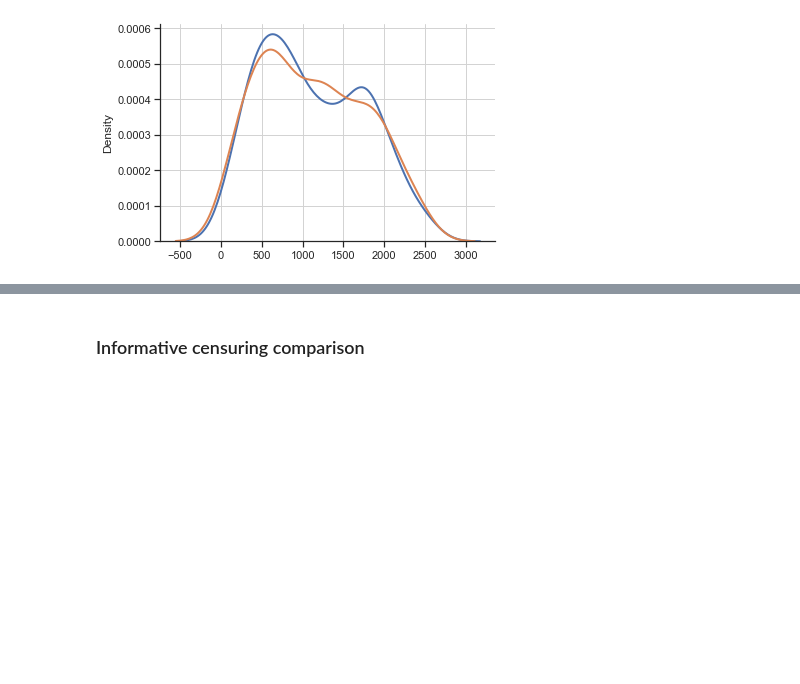
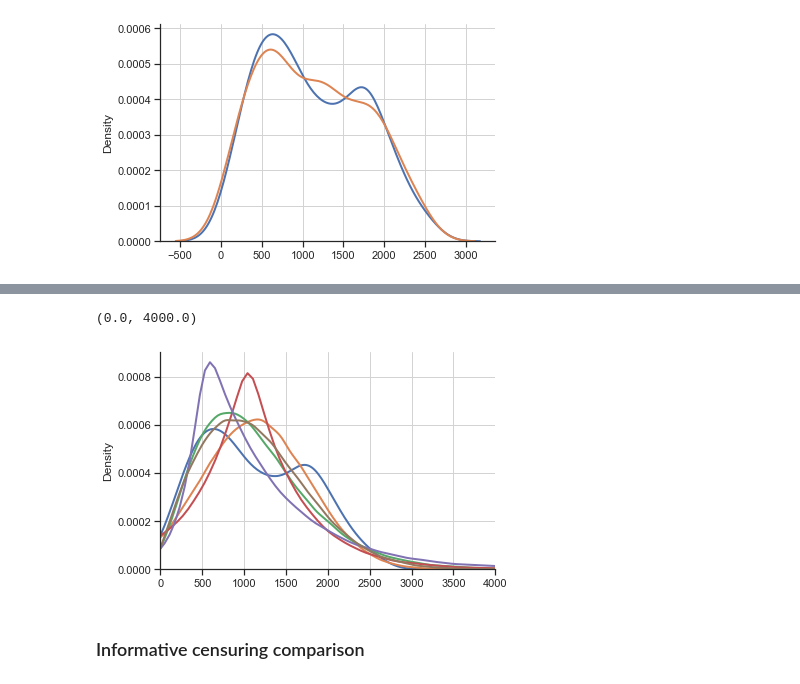
Before and after one commit to iuliivasilev/dev-survivors, a Jupyter notebook: demonstration/Articles/DistributionOfVirtualEvents/TableResults.ipynb, the cells around one changed output, grey strips where cells are left out. Drawn from its saved outputs; the diff is of its cells as text; code cells hidden in the pictures; blank space fills up the shorter version.

```diff
--- a/demonstration/Articles/DistributionOfVirtualEvents/TableResults.ipynb
+++ b/demonstration/Articles/DistributionOfVirtualEvents/TableResults.ipynb
@@ -67,3 +64,14 @@ for st in [stats.norm, stats.gamma, stats.laplace, stats.laplace_asymmetric, sta
+# %%
+import scipy.stats as stats
+
+sns.kdeplot(y_tr["time"])
+for st in [stats.norm, stats.gamma, stats.laplace, stats.laplace_asymmetric, stats.rayleigh]:
+    params = st.fit(y_tr["time"])
+    sns.kdeplot(st.rvs(*params, size=100000, random_state=42))
+plt.xlim((0, 4000))
+# %% [output]
+(0.0, 4000.0)
+[figure, added]
 # %% [markdown]
 ### Informative censuring comparison
 # %%
```
Also changed, not shown: parts of 14 cells of this notebook.
